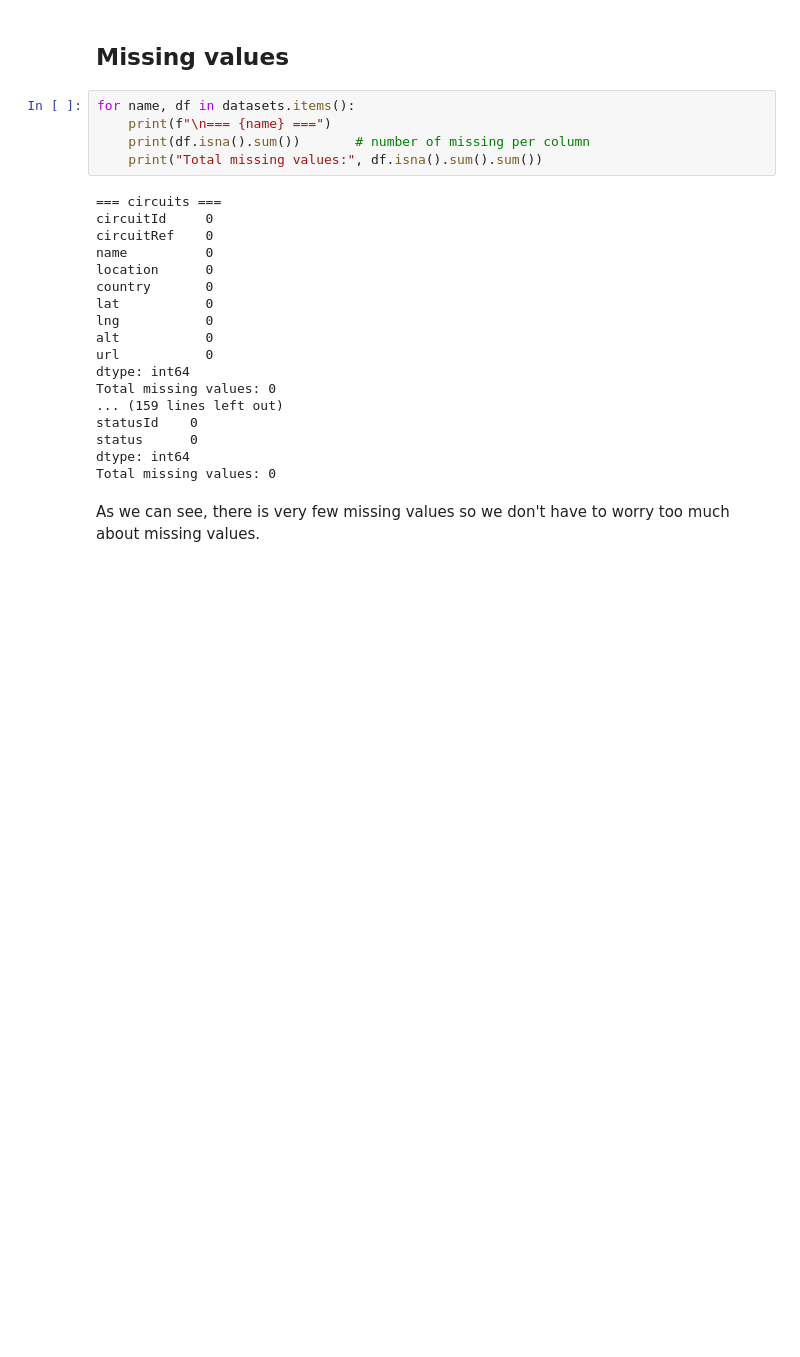
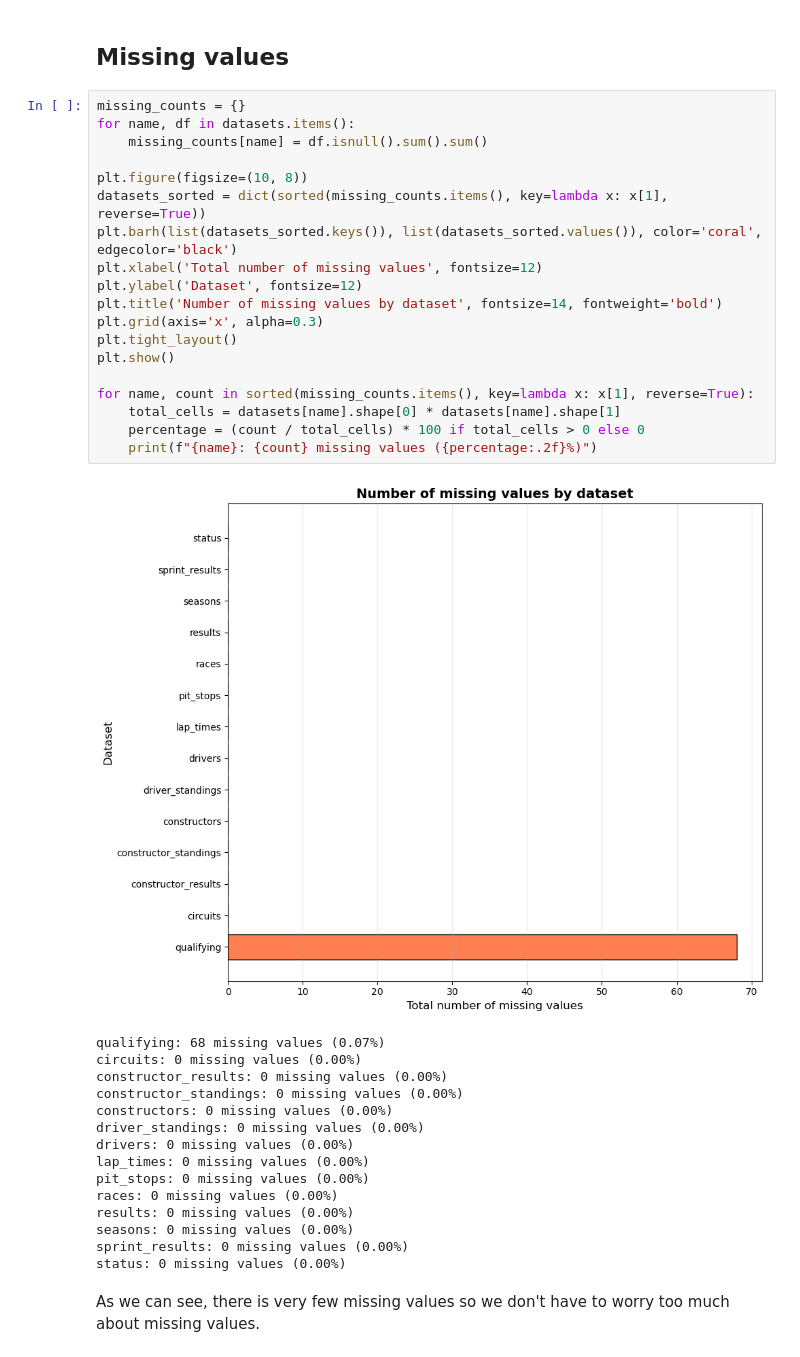
Before and after one commit to EmilieChtr/F1_notebook_project, a Jupyter notebook: analysis_notebook.ipynb, the cells around one changed output. Cells and saved outputs as stored; diff of their text form; blank space fills up the shorter version.

```diff
--- a/analysis_notebook.ipynb
+++ b/analysis_notebook.ipynb
@@ -108,28 +119,40 @@ status: 139 lignes, 2 colonnes
 # %% [markdown]
 ## Missing values
-# %%
-for name, df in datasets.items():
-    print(f"\n=== {name} ===")
-    print(df.isna().sum())       # number of missing per column
-    print("Total missing values:", df.isna().sum().sum())
-# %% [output]
-=== circuits ===
-circuitId     0
-circuitRef    0
-name          0
-location      0
-country       0
-lat           0
-lng           0
-alt           0
-url           0
-dtype: int64
-Total missing values: 0
-... (159 lines left out)
-statusId    0
-status      0
-dtype: int64
-Total missing values: 0
+# %%
+missing_counts = {}
+for name, df in datasets.items():
+    missing_counts[name] = df.isnull().sum().sum()
+
+plt.figure(figsize=(10, 8))
+datasets_sorted = dict(sorted(missing_counts.items(), key=lambda x: x[1], reverse=True))
+plt.barh(list(datasets_sorted.keys()), list(datasets_sorted.values()), color='coral', edgecolor='black')
+plt.xlabel('Total number of missing values', fontsize=12)
+plt.ylabel('Dataset', fontsize=12)
+plt.title('Number of missing values by dataset', fontsize=14, fontweight='bold')
+plt.grid(axis='x', alpha=0.3)
+plt.tight_layout()
+plt.show()
+
+for name, count in sorted(missing_counts.items(), key=lambda x: x[1], reverse=True):
+    total_cells = datasets[name].shape[0] * datasets[name].shape[1]
+    percentage = (count / total_cells) * 100 if total_cells > 0 else 0
+    print(f"{name}: {count} missing values ({percentage:.2f}%)")
+# %% [output]
+[figure, added]
+qualifying: 68 missing values (0.07%)
+circuits: 0 missing values (0.00%)
+constructor_results: 0 missing values (0.00%)
+constructor_standings: 0 missing values (0.00%)
+constructors: 0 missing values (0.00%)
+driver_standings: 0 missing values (0.00%)
+drivers: 0 missing values (0.00%)
+lap_times: 0 missing values (0.00%)
+pit_stops: 0 missing values (0.00%)
+races: 0 missing values (0.00%)
+results: 0 missing values (0.00%)
+seasons: 0 missing values (0.00%)
+sprint_results: 0 missing values (0.00%)
+status: 0 missing values (0.00%)
 # %% [markdown]
 As we can see, there is very few missing values so we don't have to worry too much about missing values.
 # %% [markdown]
```
Also changed, not shown: parts of 52 cells of this notebook, 1 other file.
